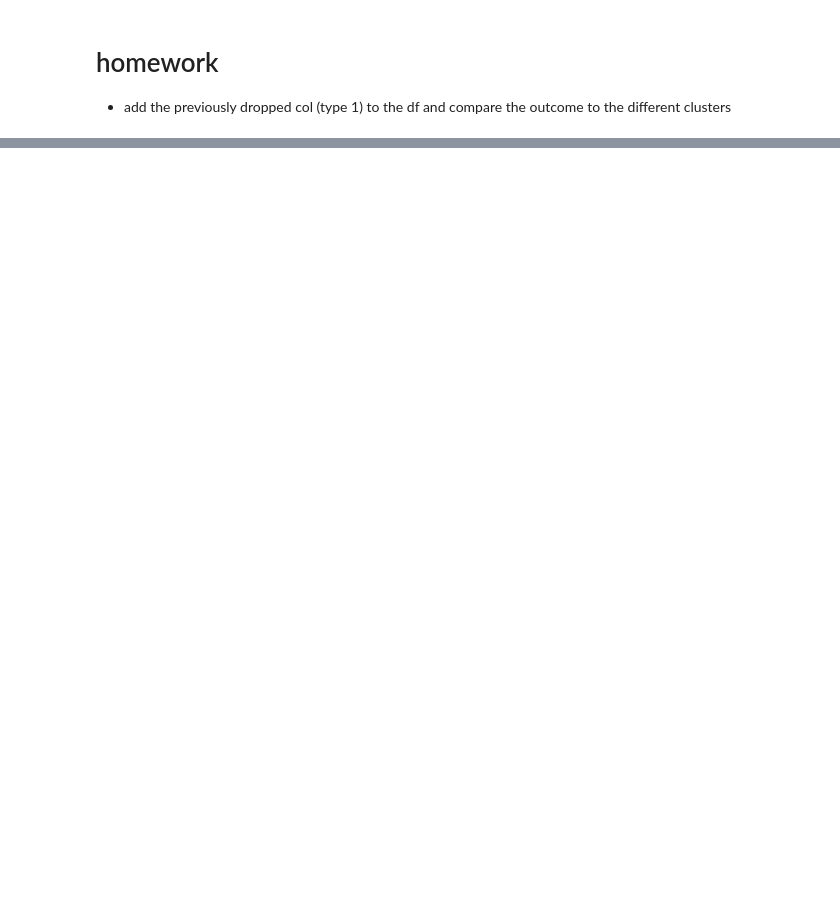
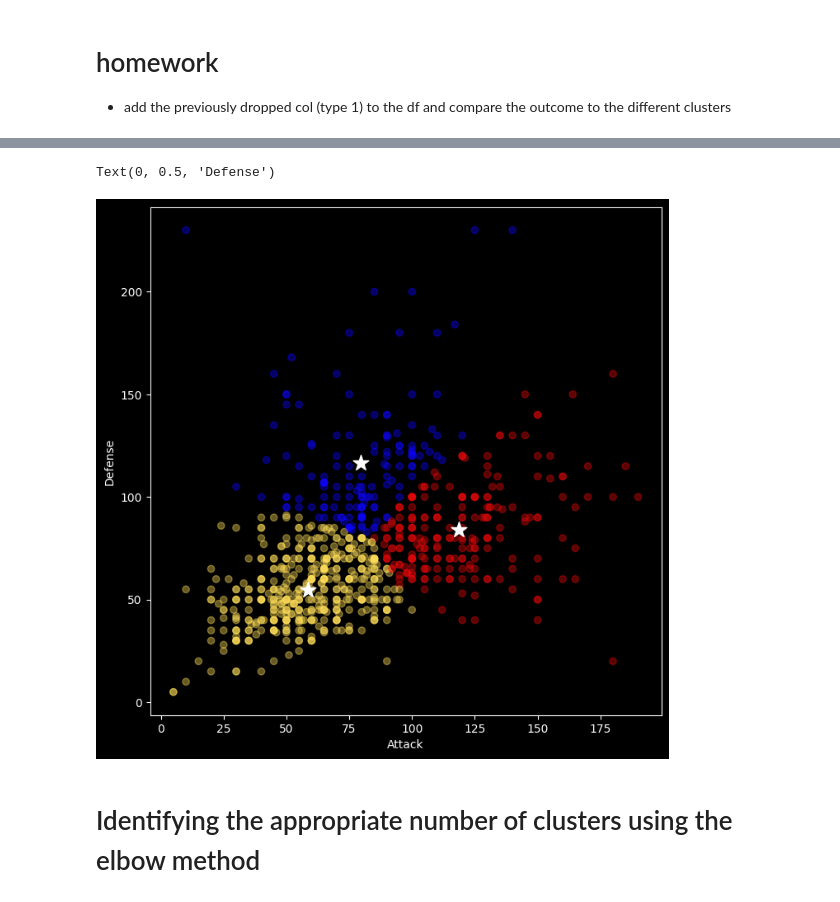
Before and after one commit to chai923/AIML, a Jupyter notebook: 240420-AIML-lecture_KMeansClustering.ipynb, the cells around one changed output, grey strips where cells are left out. Saved outputs shown, nothing was run; the diff lists cells and outputs as text; code cells hidden in the pictures; blank space fills up the shorter version.

```diff
--- a/240420-AIML-lecture_KMeansClustering.ipynb
+++ b/240420-AIML-lecture_KMeansClustering.ipynb
@@ -140,0 +193,4 @@ Text(0, 0.5, 'Defense')
+# %%
+#define the centroids - we expect 3 centroids
+centroids = km.cluster_centers_
+print(centroids) #we get 6 values because they are coordinates based on x1 and x2
@@ -140,0 +201,5 @@ Text(0, 0.5, 'Defense')
+# %%
+cent_x = [i[0] for i in centroids] #gives every results in the x coordinates
+cent_y = [i[1] for i in centroids] #gives every results in the x coordinates
+print(cent_x)
+print(cent_y)
@@ -140,0 +209,15 @@ Text(0, 0.5, 'Defense')
+# %%
+#map the centroid to the cluster in the dataset based on index positions
+df2['centx'] = df2['cluster'].map({
+    0:cent_x[0],
+    1:cent_x[1],
+    2:cent_x[2]
+})
+
+df2['centy'] = df2['cluster'].map({
+    0:cent_y[0],
+    1:cent_y[1],
+    2:cent_y[2]
+})
+
+df2.head()
@@ -140,0 +231,11 @@ Text(0, 0.5, 'Defense')
+# %%
+#optional assign each cluster with a custom cluster and add to dataset
+my_cust_col = ['#E4080A','#FFDE59','#0E05FC']
+
+df2['clust_col'] = df2['cluster'].map({
+    0:my_cust_col[0],
+    1:my_cust_col[1],
+    2:my_cust_col[2]
+})
+
+df2.head()
@@ -140,0 +249,12 @@ Text(0, 0.5, 'Defense')
+# %%
+plt.style.use('dark_background')
+plt.figure(figsize=(8,8))
+plt.scatter(df2['Attack'],df2['Defense'],c=df2['clust_col'],alpha=0.4) #alpha controls transparency to see overlap
+plt.scatter(cent_x,cent_y,marker='*',s=200,c='white')
+plt.xlabel('Attack')
+plt.ylabel('Defense')
+# %% [output]
+Text(0, 0.5, 'Defense')
+[figure, added]
+# %% [markdown]
+# Identifying the appropriate number of clusters using the elbow method
```
Also changed, not shown: parts of 20 cells of this notebook, 2 other files.
